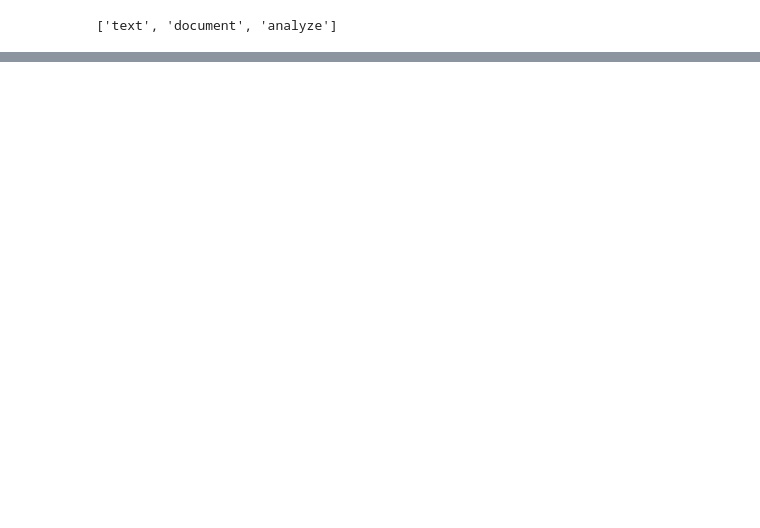
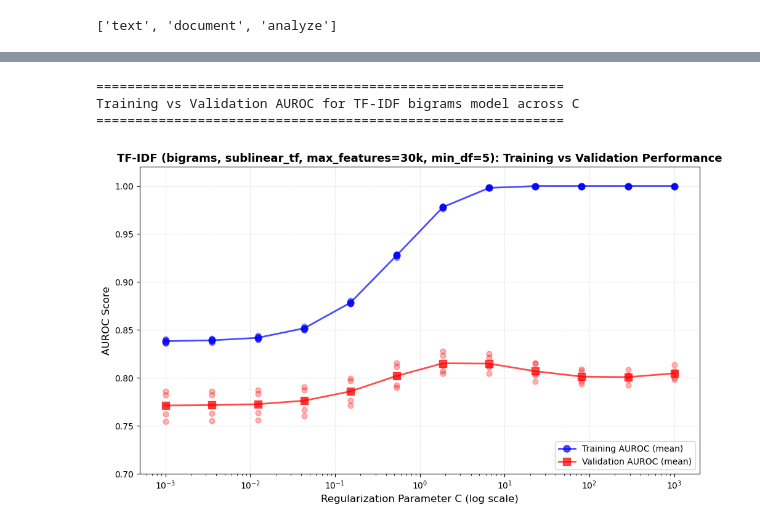
Before and after one commit to Mathias-rnd/CS135-Project1, a Jupyter notebook: projectA.ipynb, the cells around one changed output, grey strips where cells are left out. Saved outputs shown, nothing was run; the diff lists cells and outputs as text; code cells hidden in the pictures; blank space fills up the shorter version.

```diff
--- a/projectA.ipynb
+++ b/projectA.ipynb
@@ -31,0 +301,64 @@ analyze("This is a text document to analyze 102.")
+# %%
+# Visualize Training vs Validation Performance for TF-IDF (bigrams, sublinear_tf, max_features=30k, min_df=5)
+import matplotlib.pyplot as plt
+
+print("=" * 60)
+print("Training vs Validation AUROC for TF-IDF bigrams model across C")
+print("=" * 60)
+
+# Use same C_values as previous hyperparameter search
+C_values = np.logspace(-3, 3, 12)  # 0.001 to 1000, 12 points
+cv = StratifiedKFold(n_splits=5, shuffle=True, random_state=42)
+
+train_scores_per_C = []
+val_scores_per_C = []
+for C in C_values:
+    train_scores = []
+    val_scores = []
+    for train_idx, val_idx in cv.split(texts, labels):
+        train_texts = [texts[i] for i in train_idx]
+        train_labels = [labels.iloc[i] if hasattr(labels, "iloc") else labels[i] for i in train_idx]
+        val_texts = [texts[i] for i in val_idx]
+        val_labels = [labels.iloc[i] if hasattr(labels, "iloc") else labels[i] for i in val_idx]
+        pipeline = make_pipeline(
+            TfidfVectorizer(
+                lowercase=True,
+                stop_words='english',
+                token_pattern=r"(?u)\b\w*[^\d\W]\w*\b",
+                min_df=5,
+                ngram_range=(1,2),
+                max_features=30000,
+                sublinear_tf=True
+            ),
+            LogisticRegression(max_iter=1000, C=C, random_state=42)
+        )
+        pipeline.fit(train_texts, train_labels)  # type: ignore
+        train_score = roc_auc_score(train_labels, pipeline.predict_proba(train_texts)[:, 1])  # type: ignore
+        val_score = roc_auc_score(val_labels, pipeline.predict_proba(val_texts)[:, 1])  # type: ignore
+        train_scores.append(train_score)
+        val_scores.append(val_score)
+    train_scores_per_C.append(train_scores)
+    val_scores_per_C.append(val_scores)
+
+fig, ax = plt.subplots(figsize=(10, 6))
+train_means = [np.mean(scores) for scores in train_scores_per_C]
+val_means = [np.mean(scores) for scores in val_scores_per_C]
+ax.plot(C_values, train_means, "o-", linewidth=2, markersize=8, label="Training AUROC (mean)", color="blue", alpha=0.7)
+ax.plot(C_values, val_means, "s-", linewidth=2, markersize=8, label="Validation AUROC (mean)", color="red", alpha=0.7)
+for i, C in enumerate(C_values):
+    ax.scatter([C] * len(train_scores_per_C[i]), train_scores_per_C[i], alpha=0.3, s=40, color="blue")
+    ax.scatter([C] * len(val_scores_per_C[i]), val_scores_per_C[i], alpha=0.3, s=40, color="red")
+ax.set_xscale("log")
+ax.set_xlabel("Regularization Parameter C (log scale)", fontsize=12)
+ax.set_ylabel("AUROC Score", fontsize=12)
+ax.set_title("TF-IDF (bigrams, sublinear_tf, max_features=30k, min_df=5): Training vs Validation Performance", fontsize=13, fontweight="bold")
+ax.legend(fontsize=10, loc="lower right")
+ax.grid(True, alpha=0.3, linestyle="--")
+ax.set_ylim([0.70, 1.02])
+plt.tight_layout()
+plt.show()
+# %% [output]
+============================================================
+Training vs Validation AUROC for TF-IDF bigrams model across C
+============================================================
+[figure, added]
```
Also changed, not shown: parts of 6 cells of this notebook, 3 other files.
